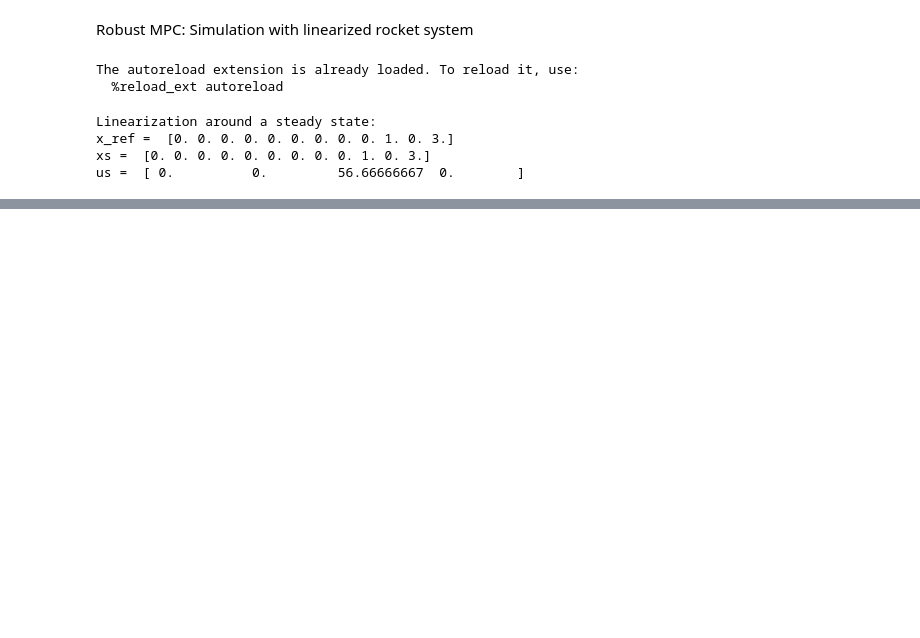
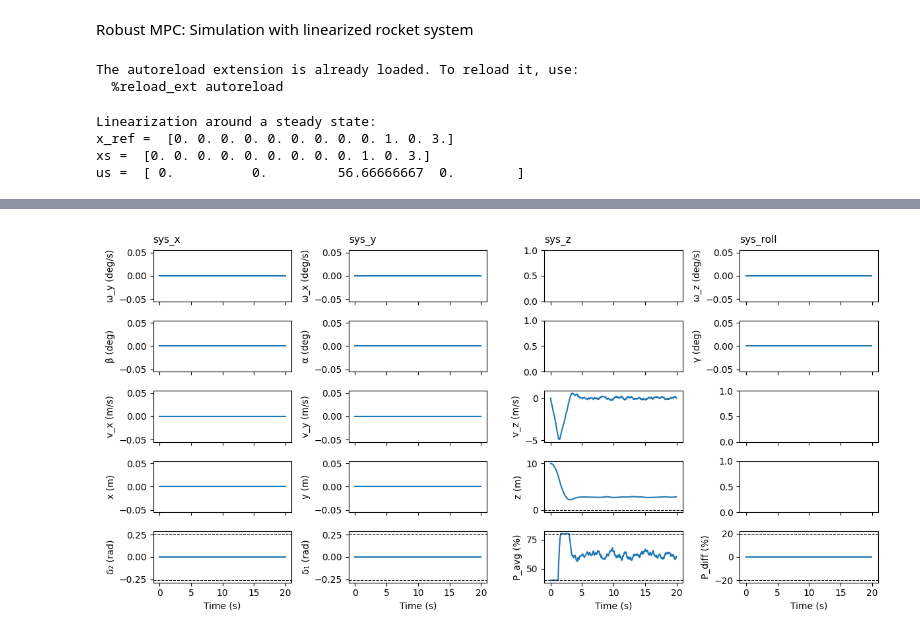
Before and after one commit to eglantinedurand/MPC_project, a Jupyter notebook: project/Deliverable_6_1&2/Deliverable_6_1.ipynb, the cells around one changed output, grey strips where cells are left out. Drawn from its saved outputs; the diff is of its cells as text; code cells hidden in the pictures; blank space fills up the shorter version.

```diff
--- a/project/Deliverable_6_1&2/Deliverable_6_1.ipynb
+++ b/project/Deliverable_6_1&2/Deliverable_6_1.ipynb
@@ -37,6 +37,7 @@ vis.anim_rate = 1
 sim_time = 20  # simulation length in seconds
 x0 = np.zeros(12)
 x0[11] = 10.0    # initial state
+
 x_ref = np.array([0.]*9 + [1., 0., 3.]) # reference state
 xs, us = rocket.trim(x_ref)
 
@@ -49,7 +50,7 @@ sys = rocket.linearize_sys(xs, us)
 A, B = sys.A, sys.B
 
 
-H = 5
+H = 7
 mpc = MPCControl_z(A, B, xs, us, Ts, H)
 # %% [output]
 Linearization around a steady state:
@@ -65,0 +122,10 @@ AppLayout(children=(HBox(children=(Play(value=0, description='Press play', max=3
+# %%
+plot_static_states_inputs(
+    T=t_cl[:-1],      # time for inputs
+    X=x_cl[:, :-1],   # match the same length
+    U=u_cl,           # DON'T slice
+    Ref=None,
+    type="vel"
+)
+# %% [output]
+[figure, added]
```
Also changed, not shown: parts of 13 cells of this notebook, 1 other file.
